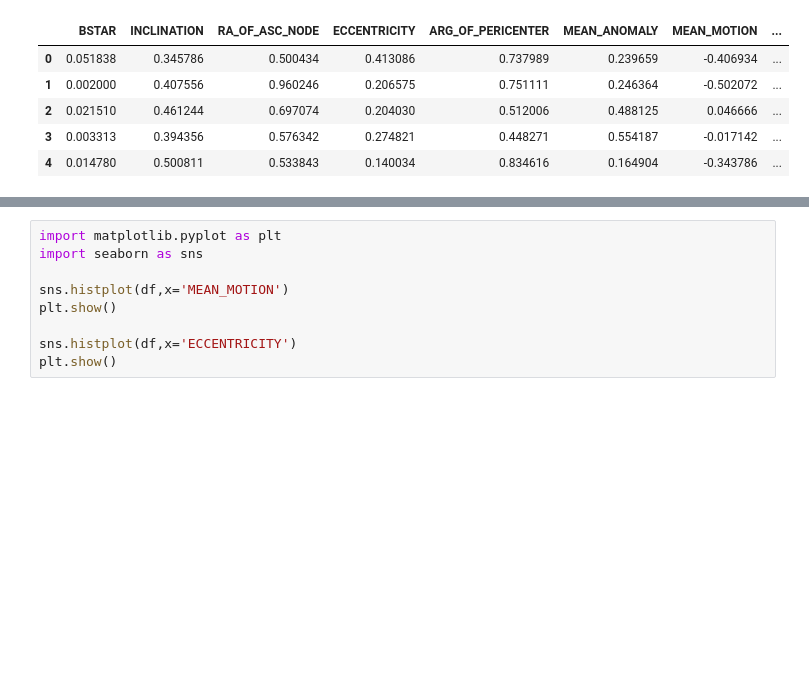
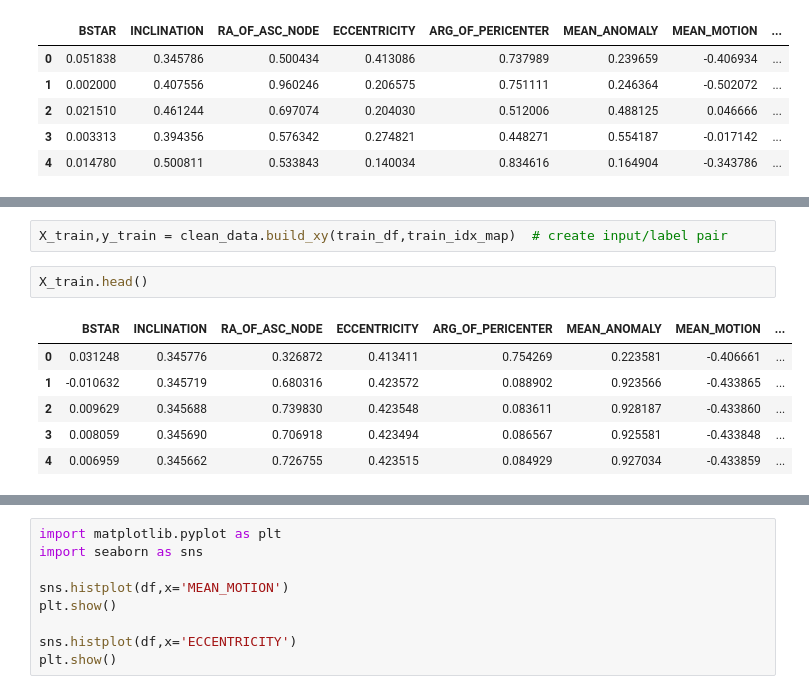
Before and after one commit to cm-tle-pred/tle-prediction, a Jupyter notebook: models/model_0/playground.ipynb, the cells around one changed output, grey strips where cells are left out. Cells and saved outputs as stored; diff of their text form; blank space fills up the shorter version.

```diff
--- a/models/model_0/playground.ipynb
+++ b/models/model_0/playground.ipynb
@@ -109 +115,12 @@ NNModel(
 )
+# %%
+X_train,y_train = clean_data.build_xy(train_df,train_idx_map)  # create input/label pair
+# %%
+X_train.head()
+# %% [output]
+|  | BSTAR | INCLINATION | RA_OF_ASC_NODE | ECCENTRICITY | ARG_OF_PERICENTER | MEAN_ANOMALY | MEAN_MOTION | ... |
+| 0 | 0.031248 | 0.345776 | 0.326872 | 0.413411 | 0.754269 | 0.223581 | -0.406661 | ... |
+| 1 | -0.010632 | 0.345719 | 0.680316 | 0.423572 | 0.088902 | 0.923566 | -0.433865 | ... |
+| 2 | 0.009629 | 0.345688 | 0.739830 | 0.423548 | 0.083611 | 0.928187 | -0.433860 | ... |
+| 3 | 0.008059 | 0.345690 | 0.706918 | 0.423494 | 0.086567 | 0.925581 | -0.433848 | ... |
+| 4 | 0.006959 | 0.345662 | 0.726755 | 0.423515 | 0.084929 | 0.927034 | -0.433859 | ... |
```
Also changed, not shown: parts of 10 cells of this notebook, 2 other files.
